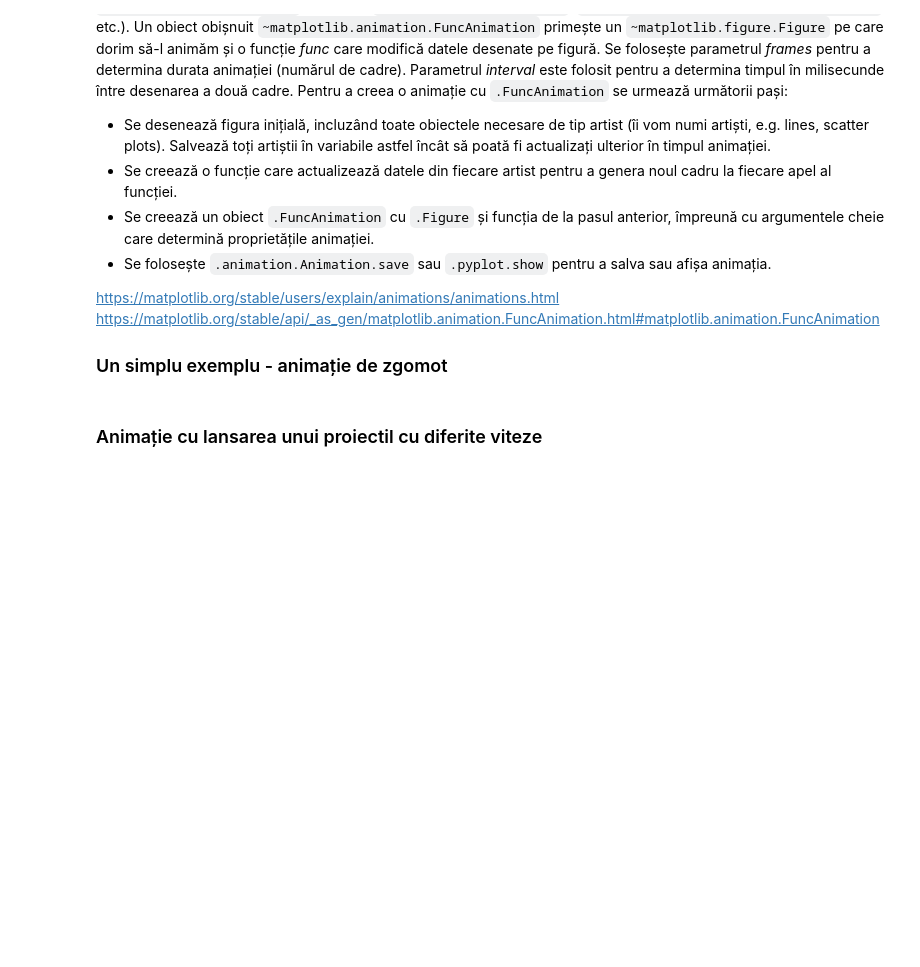
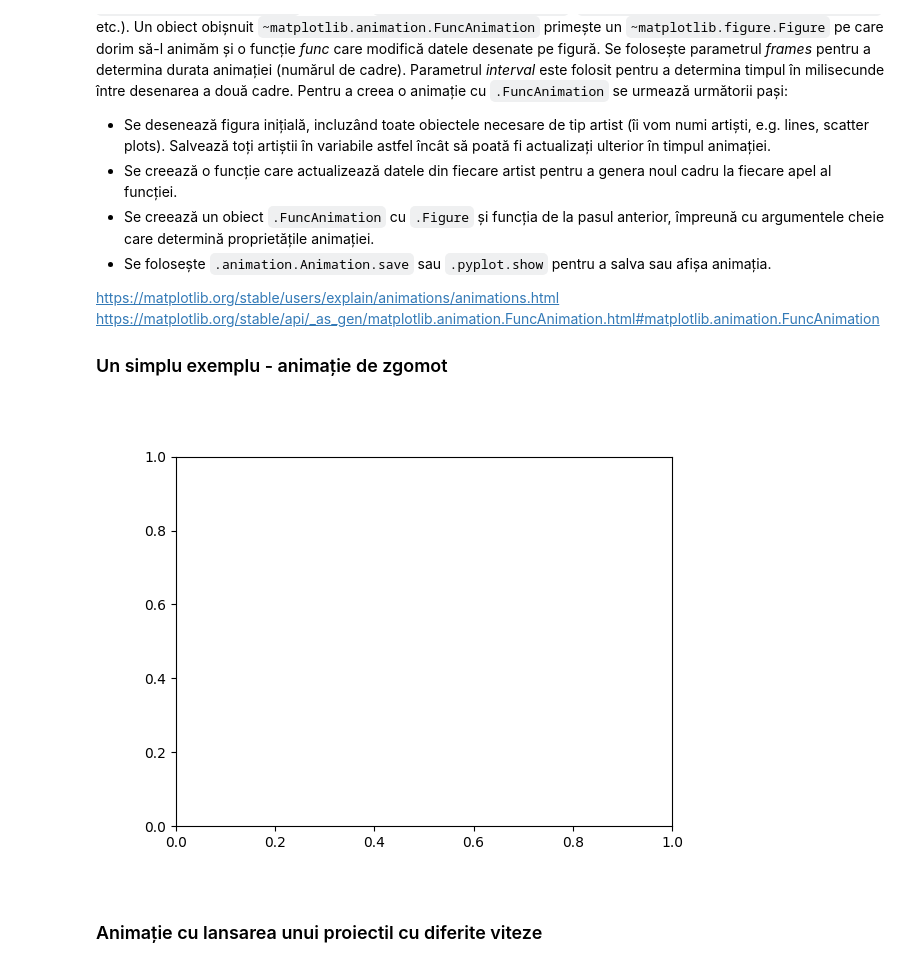
Before and after one commit to prodangp/LaboratorCN, a Jupyter notebook: CN_LAB_4_DATA_VISUALIZATION.ipynb, the cells around one changed output. Drawn from its saved outputs; the diff is of its cells as text; code cells hidden in the pictures; blank space fills up the shorter version.

```diff
--- a/CN_LAB_4_DATA_VISUALIZATION.ipynb
+++ b/CN_LAB_4_DATA_VISUALIZATION.ipynb
@@ -230,35 +12,0 @@ plt.show()
-# %%
-vegetables = ["cucumber", "tomato", "lettuce", "asparagus",
-              "potato", "wheat", "barley"]
-farmers = ["Farmer Joe", "Upland Bros.", "Smith Gardening",
-           "Agrifun", "Organiculture", "BioGoods Ltd.", "Cornylee Corp."]
-
-harvest = np.array([[0.8, 2.4, 2.5, 3.9, 0.0, 4.0, 0.0],
-                    [2.4, 0.0, 4.0, 1.0, 2.7, 0.0, 0.0],
-                    [1.1, 2.4, 0.8, 4.3, 1.9, 4.4, 0.0],
-                    [0.6, 0.0, 0.3, 0.0, 3.1, 0.0, 0.0],
-                    [0.7, 1.7, 0.6, 2.6, 2.2, 6.2, 0.0],
-                    [1.3, 1.2, 0.0, 0.0, 0.0, 3.2, 5.1],
-                    [0.1, 2.0, 0.0, 1.4, 0.0, 1.9, 6.3]])
-
-
-fig, ax = plt.subplots()
-im = ax.imshow(harvest)
-
-# afișăm toate etichetele și le atribuim numele folosind listele de mai sus
-ax.set_xticks(np.arange(len(farmers)), labels=farmers)
-ax.set_yticks(np.arange(len(vegetables)), labels=vegetables)
-
-# rotim etichetele de pe Ox cu 45 de grade în dreapta
-plt.setp(ax.get_xticklabels(), rotation=45, ha="right",
-         rotation_mode="anchor")
-
-# iterăm pentru a scrie cu text valorile numerice ale fiecărui element
-for i in range(len(vegetables)):
-    for j in range(len(farmers)):
-        text = ax.text(j, i, harvest[i, j],
-                       ha="center", va="center", color="w")
-
-ax.set_title("Harvest of local farmers (in tons/year)")
-fig.tight_layout()
-plt.show()
@@ -298,25 +29,26 @@ https://matplotlib.org/stable/api/_as_gen/matplotlib.animation.FuncAnimation.htm
 ### Un simplu exemplu - animație de zgomot
 # %%
 import matplotlib.animation as animation
-%matplotlib notebook
-# %matplotlib widget - în caz că notebook nu funcționează în vscode sau alt IDE
+%matplotlib widget
 
 fig, ax = plt.subplots()
 
 def update(frame):
     # generăm zgomot aleator folosind o distribuție normală
     noise = np.random.normal(size=(32, 32))
     # actualizăm imaginea
     im = ax.imshow(noise, cmap='binary')
     ax.text(0, 0.5, frame)
 
     return im
 
 
-ani = animation.FuncAnimation(fig=fig, func=update, frames=40, interval=30)
-# 40 de frame-uri, fiecare frame se afișează la un interval de 30 ms dupa cel precedent
+ani = animation.FuncAnimation(fig=fig, func=update, frames=20, interval=30, repeat=False)
+# 20 de frame-uri, fiecare frame se afișează la un interval de 30 ms dupa cel precedent
 
 plt.show()
+# %% [output]
+[figure, added]
 # %% [markdown]
 ### Animație cu lansarea unui proiectil cu diferite viteze
 # %%
```
Also changed, not shown: parts of 35 cells of this notebook, 5 other files.
